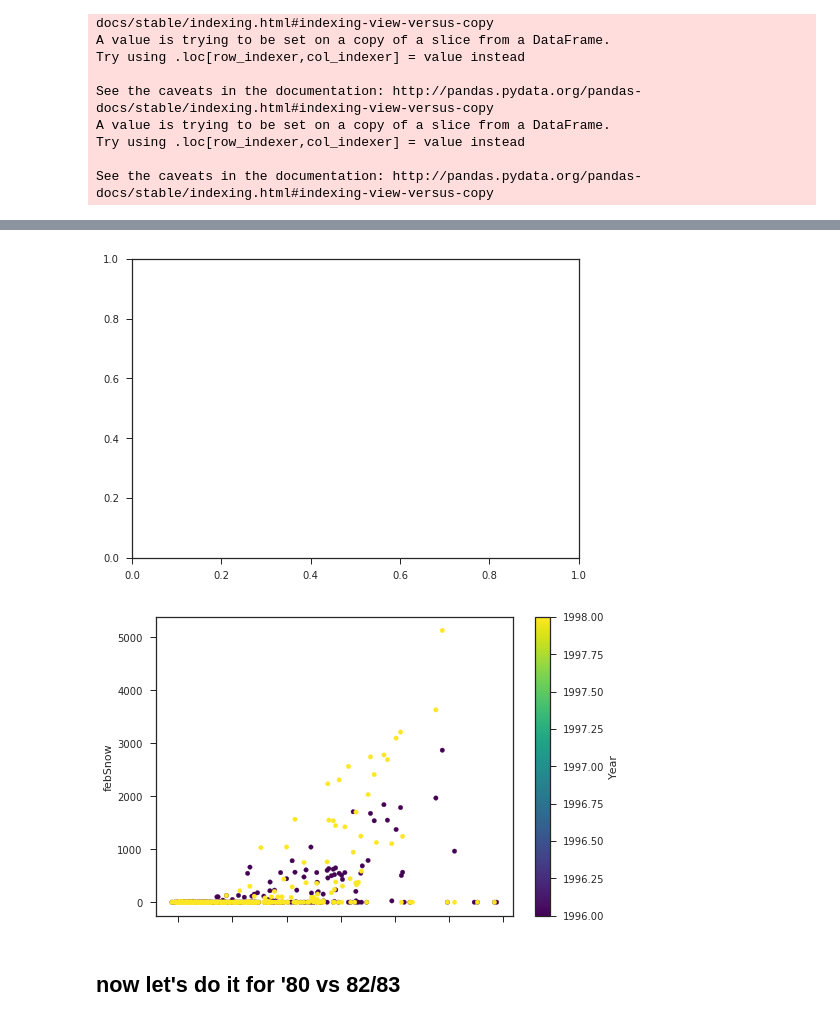
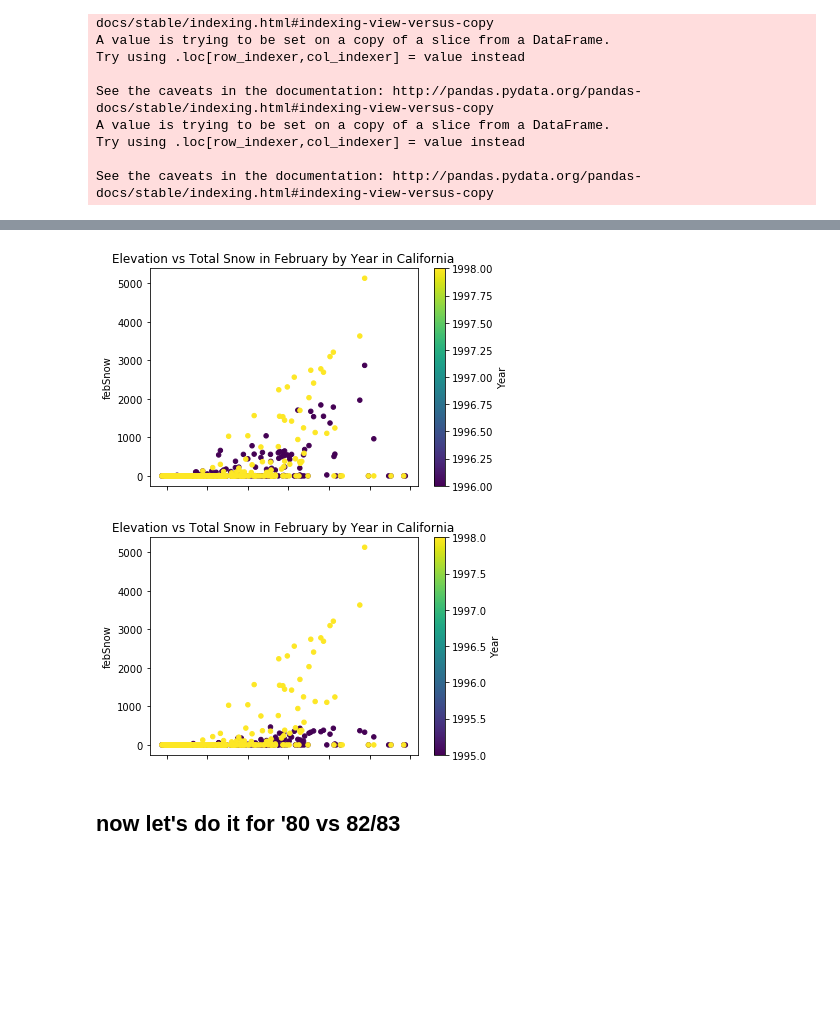
Before and after one commit to chiennifer/Public-DSC291, a Jupyter notebook: hw3/JENNIFER_EDA_SNOWPACK_MAY8.ipynb, the cells around one changed output, grey strips where cells are left out. Cells and saved outputs as stored; diff of their text form; code cells hidden in the pictures; blank space fills up the shorter version.

```diff
--- a/hw3/JENNIFER_EDA_SNOWPACK_MAY8.ipynb
+++ b/hw3/JENNIFER_EDA_SNOWPACK_MAY8.ipynb
@@ -237,18 +238,21 @@ totalSnowpack1996.head()
 # %%
 snowAllYears = pd.concat([totalSnowpack1996, totalSnowpack1998])
 # snowAllYears
 
-lines = snowAllYears.plot.scatter(x='elevation', y='febSnow', c='Year', colormap='viridis')
+lines = snowAllYears.plot.scatter(x='elevation', y='febSnow', c='Year', colormap='viridis',
+                                 title='Elevation vs Total Snow in February by Year in California')
 plt.show()
 # %% [output]
-[figure, old version]
+[figure, new version]
-[figure, removed]
 # %%
 snowAllYears = pd.concat([totalSnowpack1995, totalSnowpack1998])
 # snowAllYears
 
-lines = snowAllYears.plot.scatter(x='elevation', y='totalSnow', c='Year', colormap='viridis')
+lines = snowAllYears.plot.scatter(x='elevation', y='febSnow', c='Year', colormap='viridis',
+                                 title='Elevation vs Total Snow in February by Year in California')
 plt.show()
+# %% [output]
+[figure, added]
 # %% [markdown]
 ## now let's do it for '80 vs 82/83
 # %%
```
Also changed, not shown: parts of 8 cells of this notebook, 1 other file.
